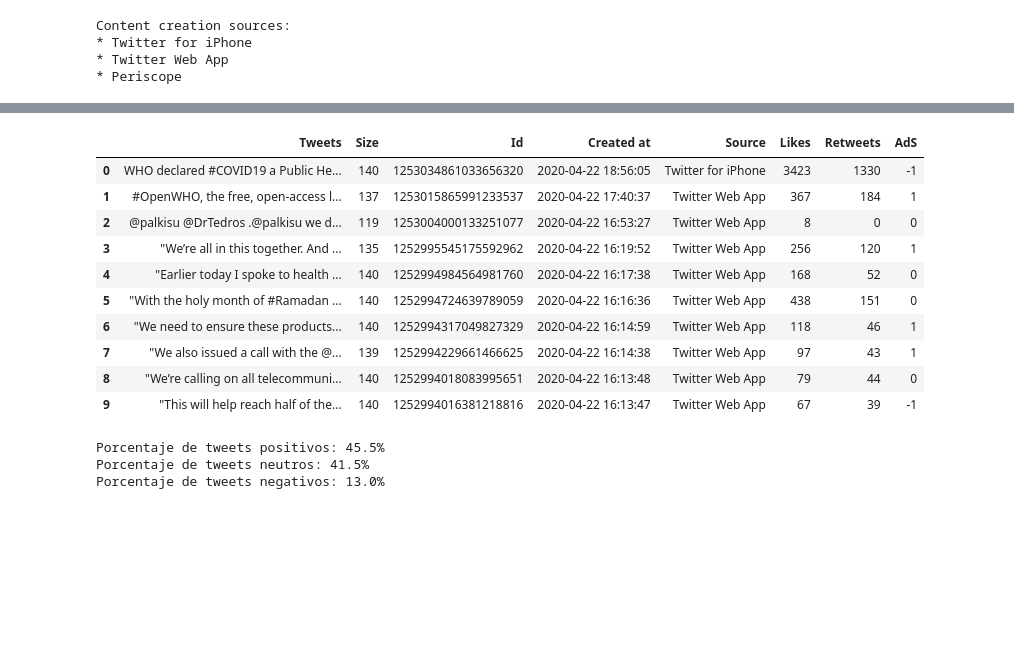
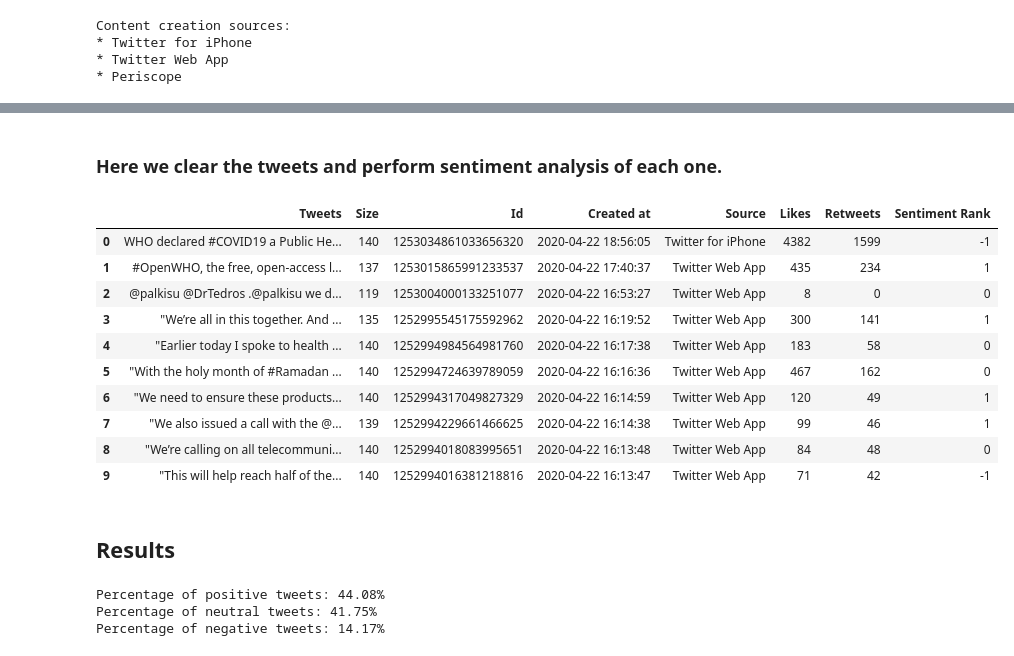
Before and after one commit to Collumbus/Sentiment-Analysis-WHO-Tweets, a Jupyter notebook: main.ipynb, the cells around one changed output, grey strips where cells are left out. Saved outputs shown, nothing was run; the diff lists cells and outputs as text; code cells hidden in the pictures; blank space fills up the shorter version.

```diff
--- a/main.ipynb
+++ b/main.ipynb
@@ -30,7 +34,7 @@ api = twitter_setup()
 tweets = tweepy.models.ResultSet()
 twitter_profile = '@who'
 
-for i in range(3):
+for i in range(6):
     tweets += api.user_timeline(screen_name=twitter_profile, count=200, page=i)
 print(f'Tweets obtained: {len(tweets)}.')
 
@@ -310,24 +312,23 @@ plt.show()
 [figure]
+# %% [markdown]
+### Here we clear the tweets and perform sentiment analysis of each one.
 # %%
-from textblob import TextBlob
-
-def limpia_tweet(tweet):
+def tweet_cleaner(tweet):
     '''
-    Función de utilidad para limpiar el texto de un tweet removiendo
-    enlaces y caracteres especiales usando regex.
+    Function to clean the text of a tweet by removing
+    links and special characters using regex.
     '''
     #return ' '.join(re.sub("(@[A-Za-z0-9]+)|([^0-9A-Za-z \t])|(\w+:\/\/\S+)", " ", tweet).split())
     return ' '.join(re.sub("(@[A-Za-z0-9]+)|(\w+:\/\/\S+)", " ", tweet).split())
 
 
-def analiza_sentimiento(tweet):
+def sentiment_analysis(tweet):
     '''
-    Función de utilidad para clasificar el sentimiento del tweet
-    proporcionado utilizando textblob
+    Function to classify the sentiment of the tweet using textblob
     '''
     #print(tweet)
     print('')
-    analysis = TextBlob(limpia_tweet(tweet))
+    analysis = TextBlob(tweet_cleaner(tweet))
 
     if analysis.sentiment.polarity > 0:
         return 1
@@ -336,21 +337,20 @@ def analiza_sentimiento(tweet):
     else:
         return -1
 # %%
-# Creamos columna de resultados del análisis
-df['AdS'] = np.array([ analiza_sentimiento(tweet) for tweet in df['Tweets']])
+# Create an analysis results column:
+df['Sentiment Rank'] = np.array([sentiment_analysis(tweet) for tweet in df['Tweets']])
 
-# Hacemos display de los sentimientos:
-display(df.head(10))
+df.head(10)
 # %% [output]
-|  | Tweets | Size | Id | Created at | Source | Likes | Retweets | AdS |
-| 0 | WHO declared #COVID19 a Public He... | 140 | 1253034861033656320 | 2020-04-22 18:56:05 | Twitter for iPhone | 3423 | 1330 | -1 |
-| 1 | #OpenWHO, the free, open-access l... | 137 | 1253015865991233537 | 2020-04-22 17:40:37 | Twitter Web App | 367 | 184 | 1 |
+|  | Tweets | Size | Id | Created at | Source | Likes | Retweets | Sentiment Rank |
+| 0 | WHO declared #COVID19 a Public He... | 140 | 1253034861033656320 | 2020-04-22 18:56:05 | Twitter for iPhone | 4382 | 1599 | -1 |
+| 1 | #OpenWHO, the free, open-access l... | 137 | 1253015865991233537 | 2020-04-22 17:40:37 | Twitter Web App | 435 | 234 | 1 |
 | 2 | @palkisu @DrTedros .@palkisu we d... | 119 | 1253004000133251077 | 2020-04-22 16:53:27 | Twitter Web App | 8 | 0 | 0 |
-| 3 | "We’re all in this together. And ... | 135 | 1252995545175592962 | 2020-04-22 16:19:52 | Twitter Web App | 256 | 120 | 1 |
-| 4 | "Earlier today I spoke to health ... | 140 | 1252994984564981760 | 2020-04-22 16:17:38 | Twitter Web App | 168 | 52 | 0 |
-| 5 | "With the holy month of #Ramadan ... | 140 | 1252994724639789059 | 2020-04-22 16:16:36 | Twitter Web App | 438 | 151 | 0 |
-| 6 | "We need to ensure these products... | 140 | 1252994317049827329 | 2020-04-22 16:14:59 | Twitter Web App | 118 | 46 | 1 |
-| 7 | "We also issued a call with the @... | 139 | 1252994229661466625 | 2020-04-22 16:14:38 | Twitter Web App | 97 | 43 | 1 |
-| 8 | "We’re calling on all telecommuni... | 140 | 1252994018083995651 | 2020-04-22 16:13:48 | Twitter Web App | 79 | 44 | 0 |
-| 9 | "This will help reach half of the... | 140 | 1252994016381218816 | 2020-04-22 16:13:47 | Twitter Web App | 67 | 39 | -1 |
+| 3 | "We’re all in this together. And ... | 135 | 1252995545175592962 | 2020-04-22 16:19:52 | Twitter Web App | 300 | 141 | 1 |
+| 4 | "Earlier today I spoke to health ... | 140 | 1252994984564981760 | 2020-04-22 16:17:38 | Twitter Web App | 183 | 58 | 0 |
+| 5 | "With the holy month of #Ramadan ... | 140 | 1252994724639789059 | 2020-04-22 16:16:36 | Twitter Web App | 467 | 162 | 0 |
+| 6 | "We need to ensure these products... | 140 | 1252994317049827329 | 2020-04-22 16:14:59 | Twitter Web App | 120 | 49 | 1 |
+| 7 | "We also issued a call with the @... | 139 | 1252994229661466625 | 2020-04-22 16:14:38 | Twitter Web App | 99 | 46 | 1 |
+| 8 | "We’re calling on all telecommuni... | 140 | 1252994018083995651 | 2020-04-22 16:13:48 | Twitter Web App | 84 | 48 | 0 |
+| 9 | "This will help reach half of the... | 140 | 1252994016381218816 | 2020-04-22 16:13:47 | Twitter Web App | 71 | 42 | -1 |
 # %%
@@ -362,10 +360,10 @@ tweets_negativos = [ tweet for index, tweet in enumerate(df['Tweets']) if df['Ad
+# %% [markdown]
+## Results
 # %%
-# Imprimimos porcentajes:
-
-print("Porcentaje de tweets positivos: {}%".format(len(tweets_positivos)*100/len(df['Tweets'])))
-print("Porcentaje de tweets neutros: {}%".format(len(tweets_neutros)*100/len(df['Tweets'])))
-print("Porcentaje de tweets negativos: {}%".format(len(tweets_negativos)*100/len(df['Tweets'])))
+print(f'Percentage of positive tweets: {len(tweets_positive)*100/len(df["Tweets"]):.2f}%')
+print(f'Percentage of neutral tweets: {len(tweets_neutral)*100/len(df["Tweets"]):.2f}%')
+print(f'Percentage of negative tweets: {len(tweets_negative)*100/len(df["Tweets"]):.2f}%')
 # %% [output]
-Porcentaje de tweets positivos: 45.5%
-Porcentaje de tweets neutros: 41.5%
-Porcentaje de tweets negativos: 13.0%
+Percentage of positive tweets: 44.08%
+Percentage of neutral tweets: 41.75%
+Percentage of negative tweets: 14.17%
```
Also changed, not shown: parts of 29 cells of this notebook, 7 other files.
